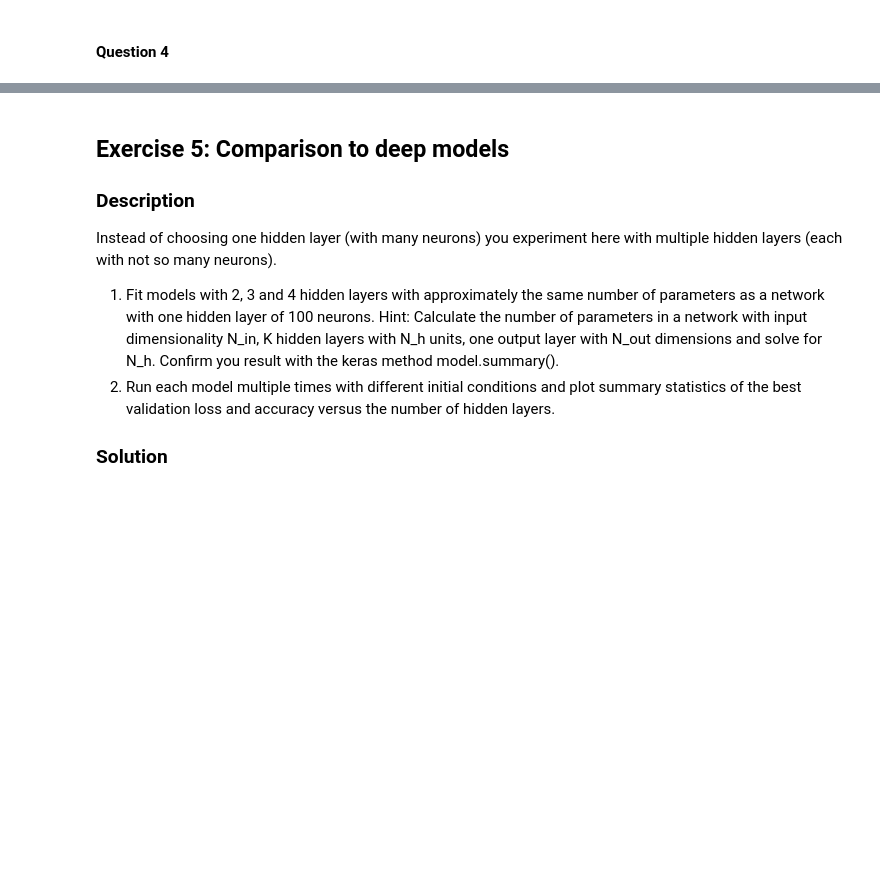
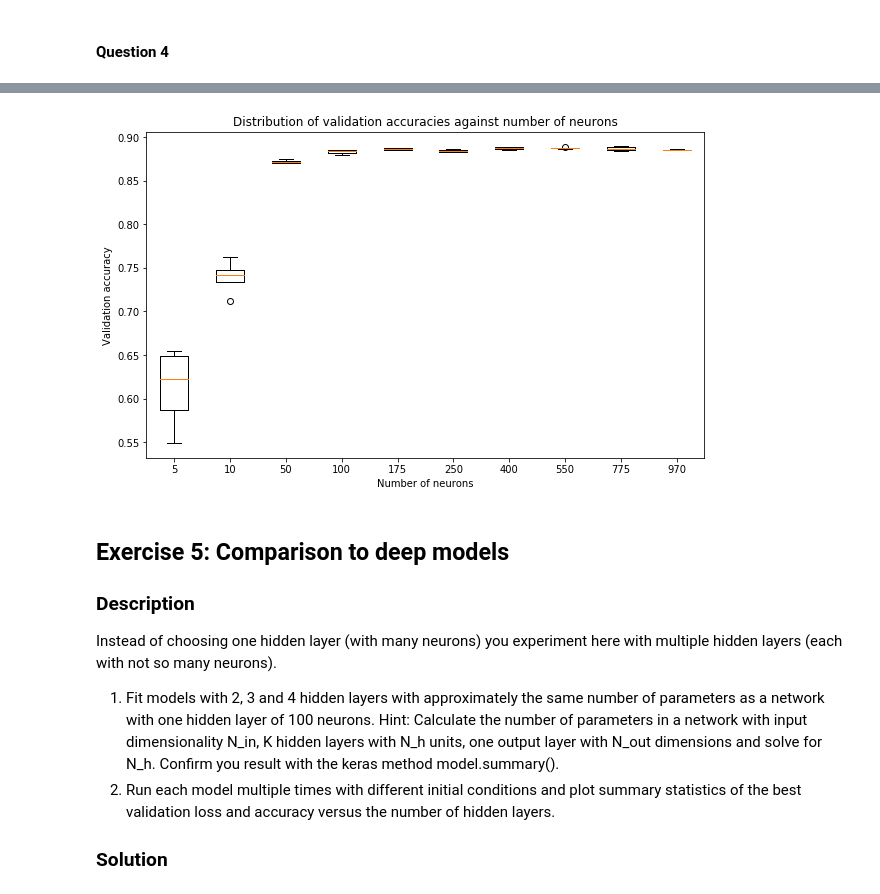
Before and after one commit to Amaumaury/ArtificialNeuralNetworks, a Jupyter notebook: Project_1/miniproject1.ipynb, the cells around one changed output, grey strips where cells are left out. Saved outputs shown, nothing was run; the diff lists cells and outputs as text; code cells hidden in the pictures; blank space fills up the shorter version.

```diff
--- a/Project_1/miniproject1.ipynb
+++ b/Project_1/miniproject1.ipynb
@@ -613,11 +665,13 @@ plt.show()
 # %%
 fig, ax = plt.subplots()
 ax.boxplot(accuracies)
 plt.title('Distribution of validation accuracies against number of neurons')
 plt.xlabel('Number of neurons')
 plt.ylabel("Validation accuracy")
-plt.xticks(list(range(len(hidden_neurons))), hidden_neurons)
+plt.xticks([i+1 for i in list(range(len(hidden_neurons)))], hidden_neurons)
 plt.show()
+# %% [output]
+[figure, added]
 # %% [markdown]
 ## Exercise 5: Comparison to deep models
 
```
Also changed, not shown: parts of 79 cells of this notebook.
